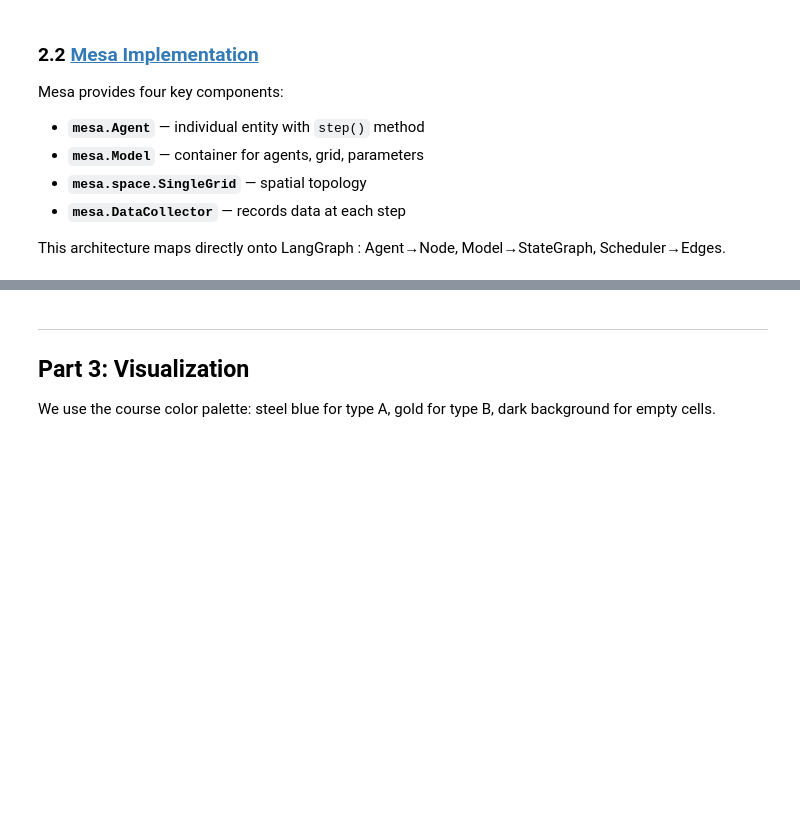
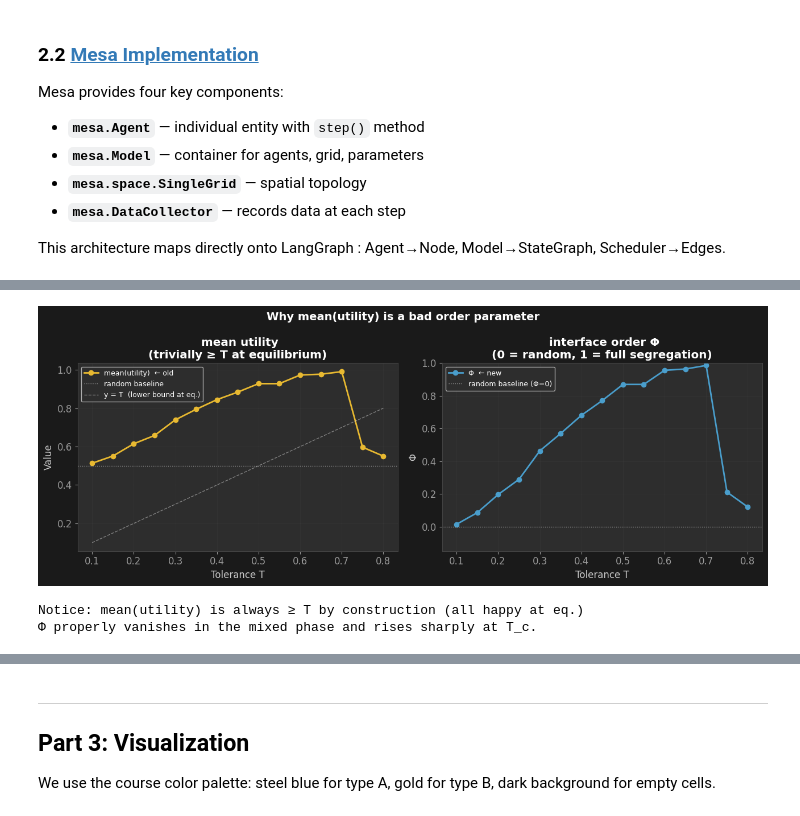
Before and after one commit to mirko-degli-esposti/Conway-to-LangGraph, a Jupyter notebook: week03_Schelling/Notebook/Schelling_Lecture3_fixed.ipynb, the cells around one changed output, grey strips where cells are left out. Drawn from its saved outputs; the diff is of its cells as text; code cells hidden in the pictures; blank space fills up the shorter version.

```diff
--- a/week03_Schelling/Notebook/Schelling_Lecture3_fixed.ipynb
+++ b/week03_Schelling/Notebook/Schelling_Lecture3_fixed.ipynb
@@ -248,37 +479,41 @@ print("SchellingModel defined ✓")
 # %%
 # ── Comparison: old mean(utility) vs new Φ ───────────────────────────────
-# This cell demonstrates WHY the old measure is biased.
-# Run it once to convince yourself, then move on.
+#
+# Run it once to see what happen, think about and then continue reading....
 
 T_sweep = np.arange(0.10, 0.81, 0.05)
 phi_vals, util_vals = [], []
 
 for T in T_sweep:
     m = SchellingModel(width=40, height=40, density=0.8, tolerance=T, seed=0)
     for _ in range(150):
         m.step()
     phi_vals.append(compute_interface_order(m))
     util_vals.append(compute_mean_utility(m))
 
 fig, (ax1, ax2) = plt.subplots(1, 2, figsize=(13, 5))
 
 ax1.plot(T_sweep, util_vals, 'o-', color=COLOR_B, lw=2, label='mean(utility)  ← old')
 ax1.axhline(0.5, color='white', ls=':', lw=1, alpha=0.5, label='random baseline')
 ax1.plot(T_sweep, T_sweep, 'w--', lw=1, alpha=0.4, label='y = T  (lower bound at eq.)')
 ax1.set_xlabel('Tolerance T'); ax1.set_ylabel('Value')
-ax1.set_title('OLD: mean utility\n(trivially ≥ T at equilibrium)', fontweight='bold')
+ax1.set_title(' mean utility\n(trivially ≥ T at equilibrium)', fontweight='bold')
 ax1.legend(fontsize=9); ax1.grid(True, alpha=0.3)
 
 ax2.plot(T_sweep, phi_vals, 'o-', color=COLOR_A, lw=2, label='Φ  ← new')
 ax2.axhline(0.0, color='white', ls=':', lw=1, alpha=0.5, label='random baseline (Φ=0)')
 ax2.set_xlabel('Tolerance T'); ax2.set_ylabel('Φ')
-ax2.set_title('NEW: interface order Φ\n(0 = random, 1 = full segregation)', fontweight='bold')
+ax2.set_title(' interface order Φ\n(0 = random, 1 = full segregation)', fontweight='bold')
 ax2.set_ylim(-0.15, 1.0)
 ax2.legend(fontsize=9); ax2.grid(True, alpha=0.3)
 
 fig.suptitle('Why mean(utility) is a bad order parameter', fontsize=14, fontweight='bold')
 plt.tight_layout()
 plt.show()
 
 print("Notice: mean(utility) is always ≥ T by construction (all happy at eq.)")
 print("Φ properly vanishes in the mixed phase and rises sharply at T_c.")
+# %% [output]
+[figure, added]
+Notice: mean(utility) is always ≥ T by construction (all happy at eq.)
+Φ properly vanishes in the mixed phase and rises sharply at T_c.
```
Also changed, not shown: parts of 9 cells of this notebook.
